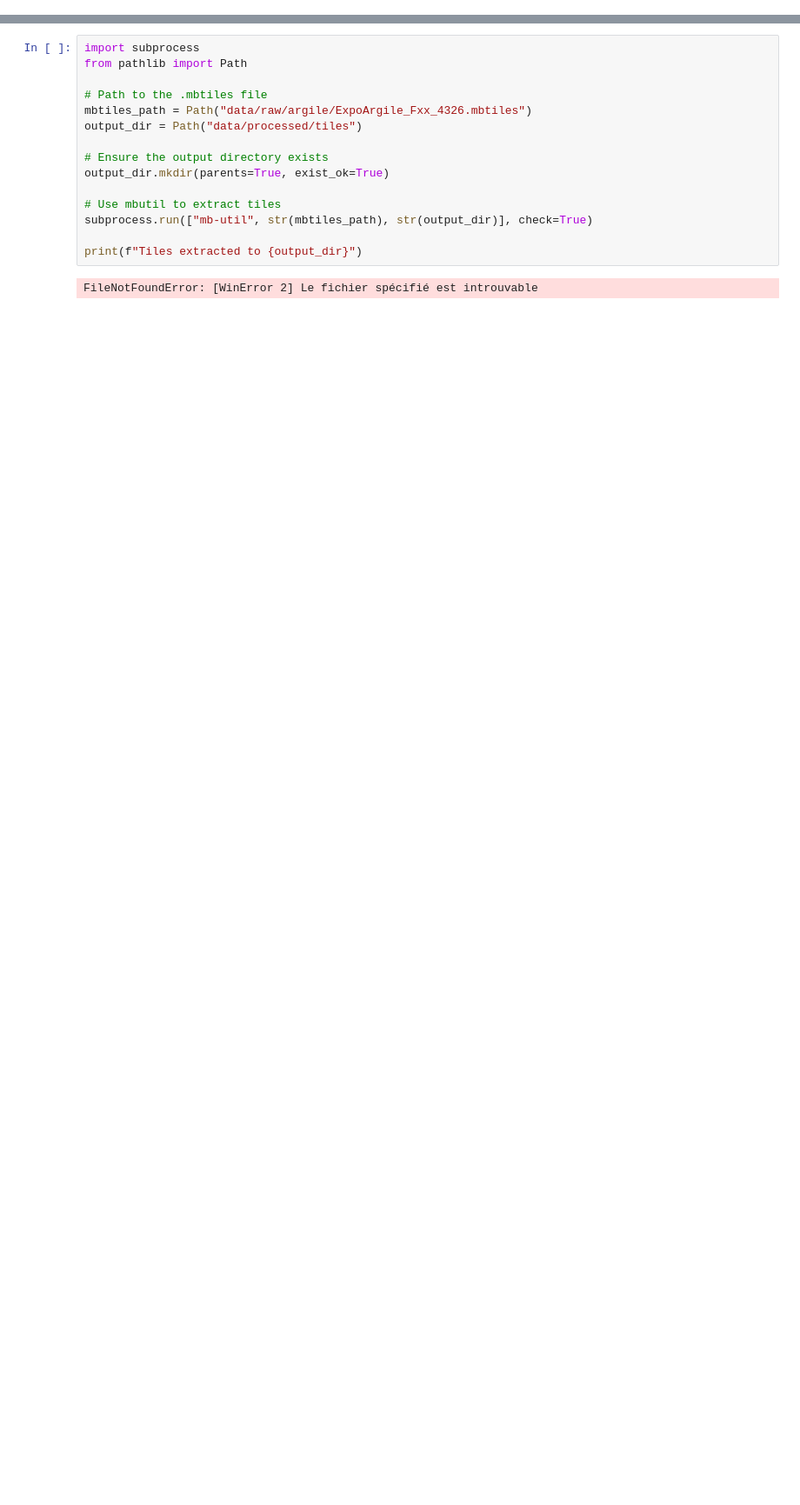
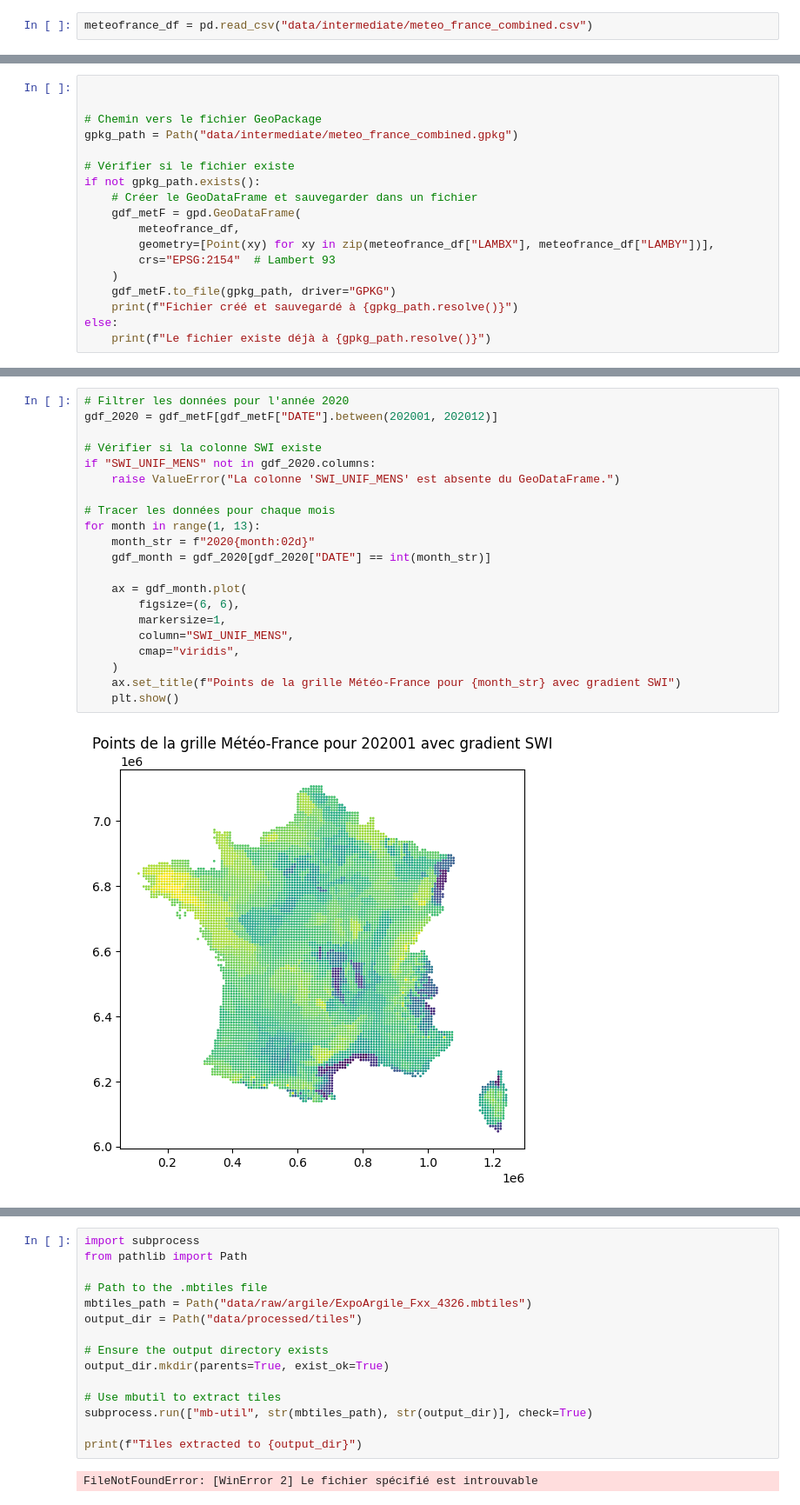
Before and after one commit to Lanouraf/Climate_Risk_Project_SWI_MS_A, a Jupyter notebook: data_processing.ipynb, the cells around one changed output, grey strips where cells are left out. Shown at 87% size. Cells and saved outputs as stored; diff of their text form; blank space fills up the shorter version.

```diff
--- a/data_processing.ipynb
+++ b/data_processing.ipynb
@@ -108,0 +149,2 @@ KeyboardInterrupt:
+# %%
+meteofrance_df = pd.read_csv("data/intermediate/meteo_france_combined.csv")
@@ -108,0 +167,18 @@ KeyboardInterrupt:
+# %%
+
+
+# Chemin vers le fichier GeoPackage
+gpkg_path = Path("data/intermediate/meteo_france_combined.gpkg")
+
+# Vérifier si le fichier existe
+if not gpkg_path.exists():
+    # Créer le GeoDataFrame et sauvegarder dans un fichier
+    gdf_metF = gpd.GeoDataFrame(
+        meteofrance_df,
+        geometry=[Point(xy) for xy in zip(meteofrance_df["LAMBX"], meteofrance_df["LAMBY"])],
+        crs="EPSG:2154"  # Lambert 93
+    )
+    gdf_metF.to_file(gpkg_path, driver="GPKG")
+    print(f"Fichier créé et sauvegardé à {gpkg_path.resolve()}")
+else:
+    print(f"Le fichier existe déjà à {gpkg_path.resolve()}")
@@ -108,0 +221,23 @@ KeyboardInterrupt:
+# %%
+# Filtrer les données pour l'année 2020
+gdf_2020 = gdf_metF[gdf_metF["DATE"].between(202001, 202012)]
+
+# Vérifier si la colonne SWI existe
+if "SWI_UNIF_MENS" not in gdf_2020.columns:
+    raise ValueError("La colonne 'SWI_UNIF_MENS' est absente du GeoDataFrame.")
+
+# Tracer les données pour chaque mois
+for month in range(1, 13):
+    month_str = f"2020{month:02d}"
+    gdf_month = gdf_2020[gdf_2020["DATE"] == int(month_str)]
+
+    ax = gdf_month.plot(
+        figsize=(6, 6),
+        markersize=1,
+        column="SWI_UNIF_MENS",
+        cmap="viridis",
+    )
+    ax.set_title(f"Points de la grille Météo-France pour {month_str} avec gradient SWI")
+    plt.show()
+# %% [output]
+[figure, added]
```
Also changed, not shown: parts of 22 cells of this notebook, 1 other file.
